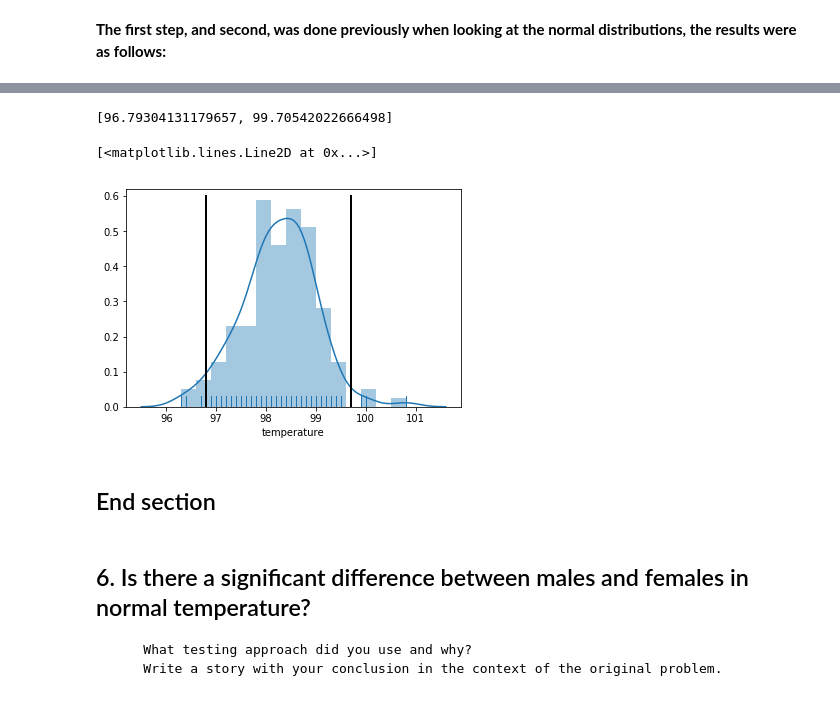
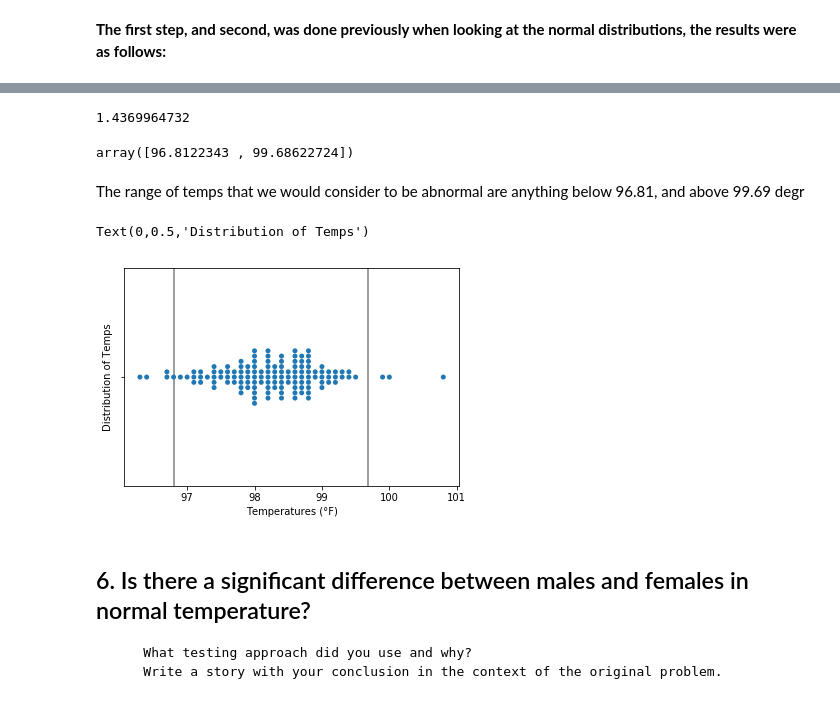
Before and after one commit to SethDKelly/Springboard, a Jupyter notebook: sec8_2/EDA_human_temperature/True Normal Human Body Temperature Proof.ipynb, the cells around one changed output, grey strips where cells are left out. Cells and saved outputs as stored; diff of their text form; code cells hidden in the pictures.

```diff
--- a/sec8_2/EDA_human_temperature/True Normal Human Body Temperature Proof.ipynb
+++ b/sec8_2/EDA_human_temperature/True Normal Human Body Temperature Proof.ipynb
@@ -624,22 +580,27 @@ plt.plot([ci_upper_lim, ci_upper_lim], [0.6, 0], linewidth = 2, color = "k")
 # %%
+# Prediction Interval
+pi = 1.96 * np.std(df.temperature) * np.sqrt(1 + 1/len(df.temperature))
+print(f'{pi:.10f}')
 
+mean = np.mean(df.temperature)
 
-# t-based prediction interval
-pi_width = crit_t * df.temperature.std() * np.sqrt((1 + 1/(len(df.temperature))))
-pi_upper_lim = df.temperature.mean() + pi_width
-pi_lower_lim = df.temperature.mean() - pi_width
-[pi_lower_lim, pi_upper_lim]
+pi_int = np.mean(df.temperature) + np.array([-1,1]) * pi
+pi_int
 # %% [output]
-[96.79304131179657, 99.70542022666498]
+1.4369964732
+array([96.8122343 , 99.68622724])
-# %%
-sns.distplot(df.temperature, bins = 15, rug = True)
-plt.plot([pi_lower_lim, pi_lower_lim], [0.6, 0], linewidth = 2, color = "k")
-plt.plot([pi_upper_lim, pi_upper_lim], [0.6, 0], linewidth = 2, color = "k")
-# %% [output]
-[<matplotlib.lines.Line2D at 0x...>]
-[figure, removed]
-# %% [markdown]
-## End section
+# %% [markdown]
+The range of temps that we would consider to be abnormal are anything below 96.81, and above 99.69 degr
+# %%
+sns.swarmplot(x='temperature', data=df)
+plt.axvline(pi_int[0], linestyle='-', color='black', alpha=.5)
+plt.axvline(pi_int[1], linestyle='-', color='black', alpha=.5)
+
+plt.xlabel('Temperatures (°F)')
+plt.ylabel('Distribution of Temps')
+# %% [output]
+Text(0,0.5,'Distribution of Temps')
+[figure, added]
 # %% [markdown]
  ## 6. Is there a significant difference between males and females in normal temperature?
         What testing approach did you use and why?
```
Also changed, not shown: parts of 56 cells of this notebook.
